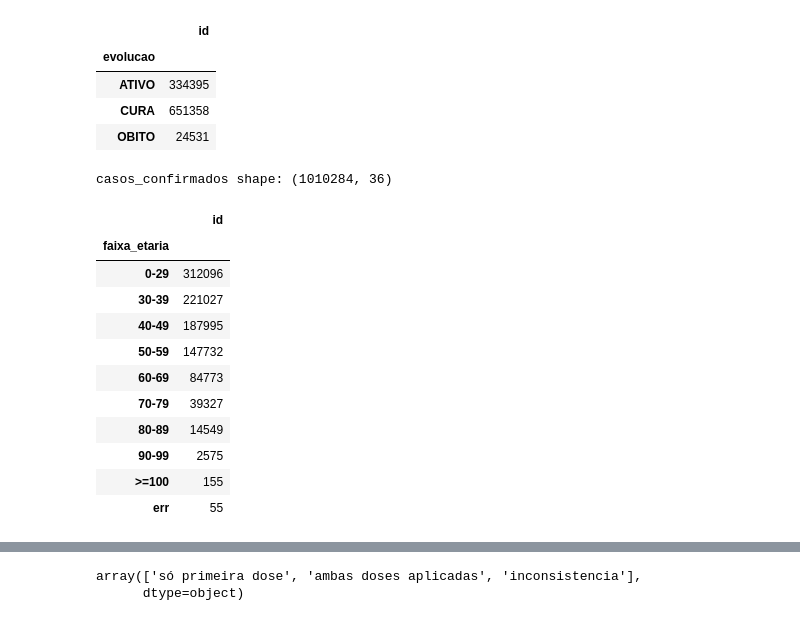
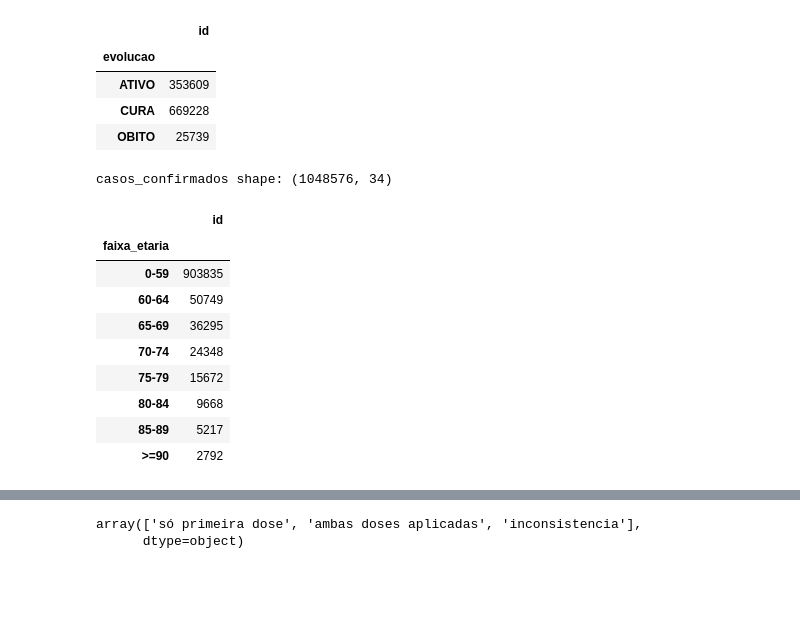
Before and after one commit to vinnylg/covid19datascience, a Jupyter notebook: notebooks/vacinacao/vacinacao_notebook.ipynb, the cells around one changed output, grey strips where cells are left out. Drawn from its saved outputs; the diff is of its cells as text; code cells hidden in the pictures; blank space fills up the shorter version.

```diff
--- a/notebooks/vacinacao/vacinacao_notebook.ipynb
+++ b/notebooks/vacinacao/vacinacao_notebook.ipynb
@@ -26,10 +26,10 @@ meses = ['Janeiro','Fevereiro','Março','Abril','Maio','Junho','Julho','Agosto',
 municipios = pd.read_csv('municipios.csv',converters={'ibge':str})
 regionais = pd.read_csv('regionais.csv',converters={'ibge':str})
 
-faixa_etaria = [0,30,40,50,60,70,80,90,100]
-faixa_etaria_labels = ['err','0-29','30-39','40-49','50-59','60-69','70-79','80-89','90-99','>=100']
-# faixa_etaria = [60,65,70,75,80,85,90]
-# faixa_etaria_labels = ['0-59','60-64','65-69','70-74','75-79','80-84','85-89','>=90']
+# faixa_etaria = [0,30,40,50,60,70,80,90,100]
+# faixa_etaria_labels = ['err','0-29','30-39','40-49','50-59','60-69','70-79','80-89','90-99','>=100']
+faixa_etaria = [60,65,70,75,80,85,90]
+faixa_etaria_labels = ['0-59','60-64','65-69','70-74','75-79','80-84','85-89','>=90']
 # faixa_etaria = [60,70,80,90]
 # faixa_etaria_labels = ['0-59','60-69','70-79','80-89','>=90']
 # %%
@@ -176,30 +138,28 @@ tb_vacinados.to_feather('tb_vacinados.feather')
 tb_vacinados = pd.read_feather('tb_vacinados.feather')
 tb_vacinados = tb_vacinados.set_index('index')
 # %%
-casos_confirmados = get_casos_confirmados(load=True)
+casos_confirmados = get_casos_confirmados(load=False)
 casos_confirmados['faixa_etaria'] = [ faixa_etaria_labels[idx] for idx in np.digitize(casos_confirmados['idade'],faixa_etaria,right=False)]
 casos_confirmados.groupby('evolucao')[['id']].count()
 # %% [output]
 |  | id |
 | evolucao |  |
-| ATIVO | 334395 |
-| CURA | 651358 |
-| OBITO | 24531 |
+| ATIVO | 353609 |
+| CURA | 669228 |
+| OBITO | 25739 |
 # %%
 print('casos_confirmados shape:', casos_confirmados.shape)
 casos_confirmados.groupby('faixa_etaria')[['id']].count()
 # %% [output]
-casos_confirmados shape: (1010284, 36)
+casos_confirmados shape: (1048576, 34)
 |  | id |
 | faixa_etaria |  |
-| 0-29 | 312096 |
-| 30-39 | 221027 |
-| 40-49 | 187995 |
-| 50-59 | 147732 |
-| 60-69 | 84773 |
-| 70-79 | 39327 |
-| 80-89 | 14549 |
-| 90-99 | 2575 |
-| >=100 | 155 |
-| err | 55 |
+| 0-59 | 903835 |
+| 60-64 | 50749 |
+| 65-69 | 36295 |
+| 70-74 | 24348 |
+| 75-79 | 15672 |
+| 80-84 | 9668 |
+| 85-89 | 5217 |
+| >=90 | 2792 |
 # %%
```
Also changed, not shown: parts of 16 cells of this notebook, 5 other files.
